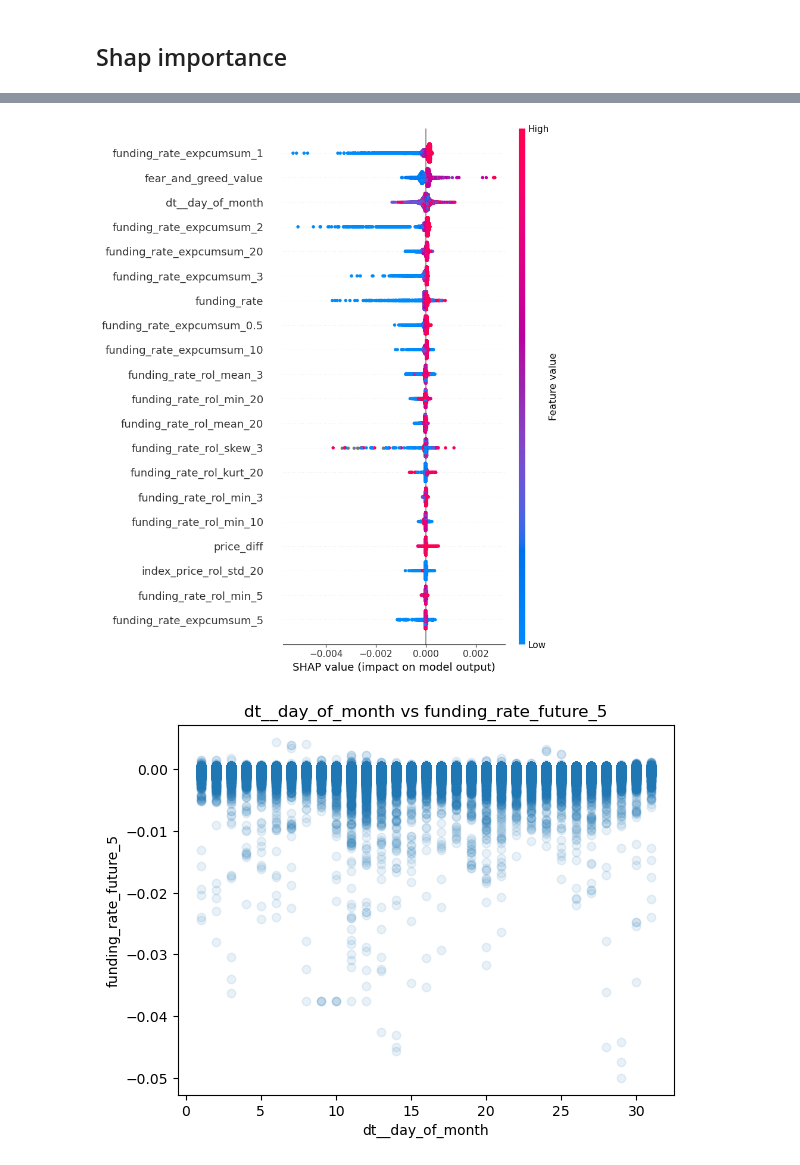
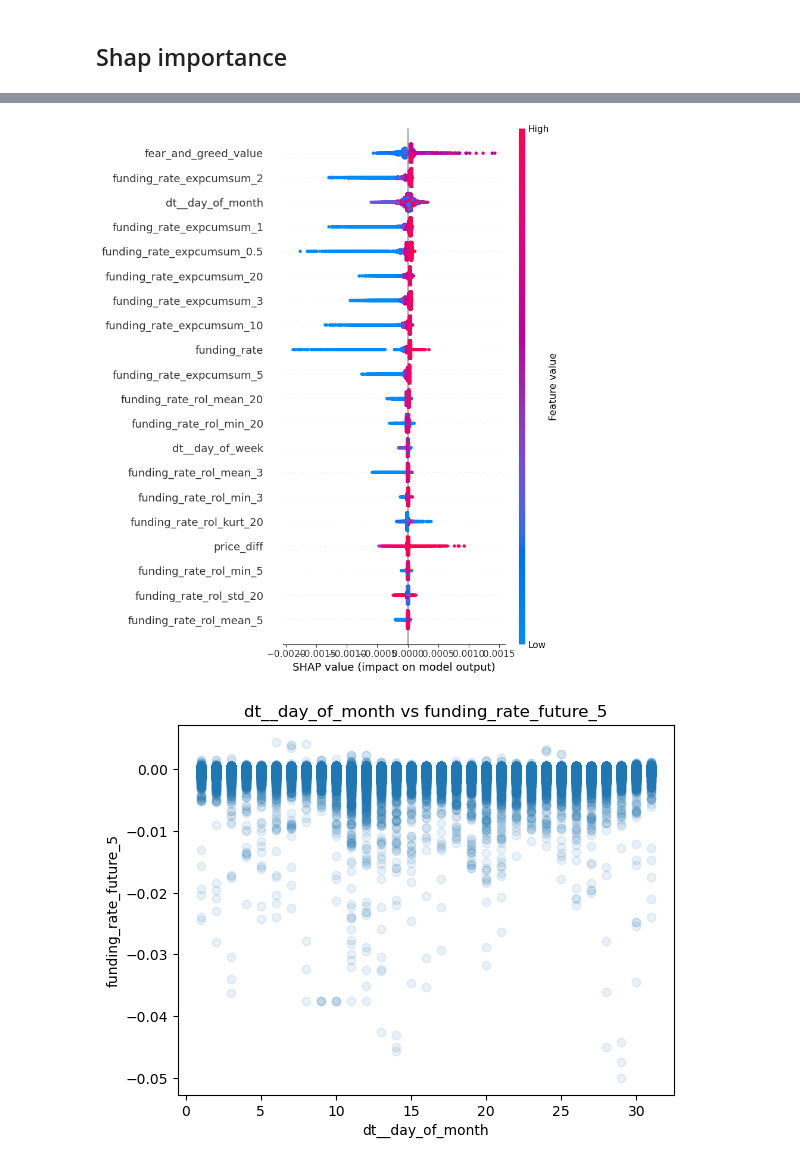
Before and after one commit to StarPrecursor/Aura_study, a Jupyter notebook: studies/model/lgb/uni_lgb/evaluate_model.ipynb, the cells around one changed output, grey strips where cells are left out. Drawn from its saved outputs; the diff is of its cells as text; code cells hidden in the pictures.

```diff
--- a/studies/model/lgb/uni_lgb/evaluate_model.ipynb
+++ b/studies/model/lgb/uni_lgb/evaluate_model.ipynb
@@ -144,10 +169,11 @@ shap.summary_plot(shap_values, X_sample)
 # %%
 shap_exp = shap.TreeExplainer(model)
-X_sample = X_te.sample(1000)
+#X_sample = X_te.sample(1000)
+X_sample = X_te
 shap_values = shap_exp.shap_values(X_sample)
 shap.summary_plot(shap_values, X_sample)
 # %% [output]
-[figure, old version]
+[figure, new version]
 # %%
 # Plot dt__day_of_month vs y_feature
 fig, ax = plt.subplots()
```
Also changed, not shown: parts of 9 cells of this notebook, 4 other files.
